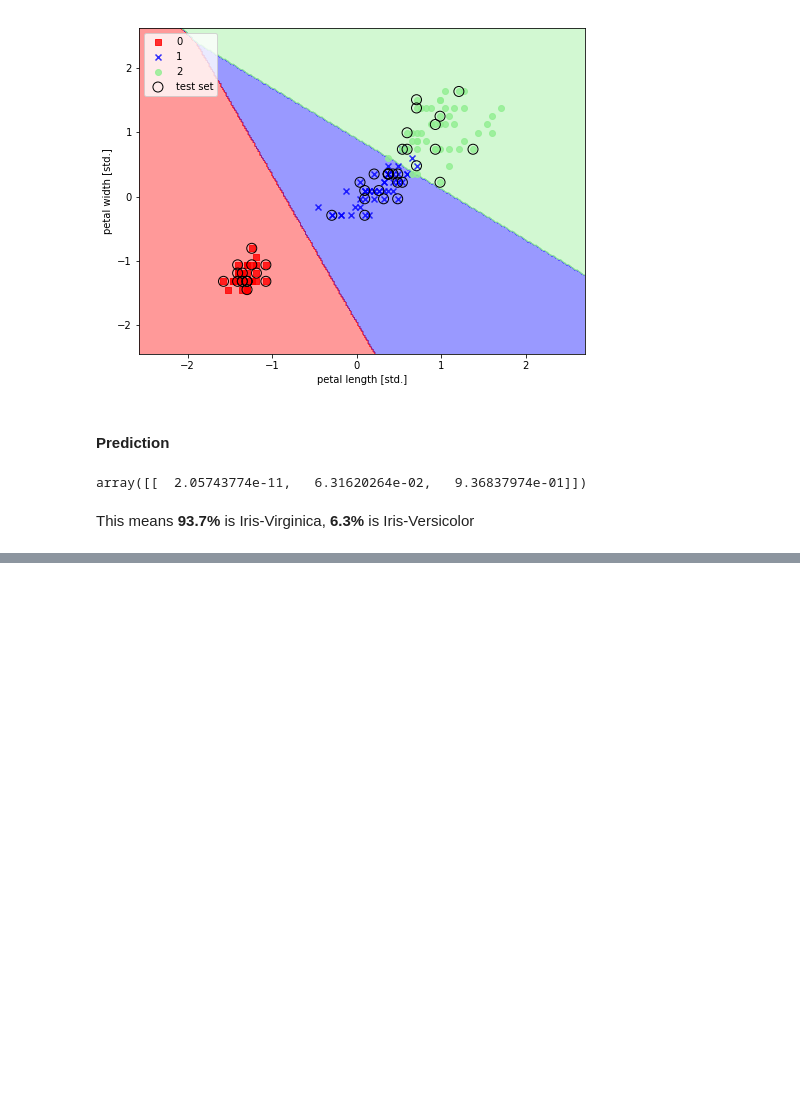
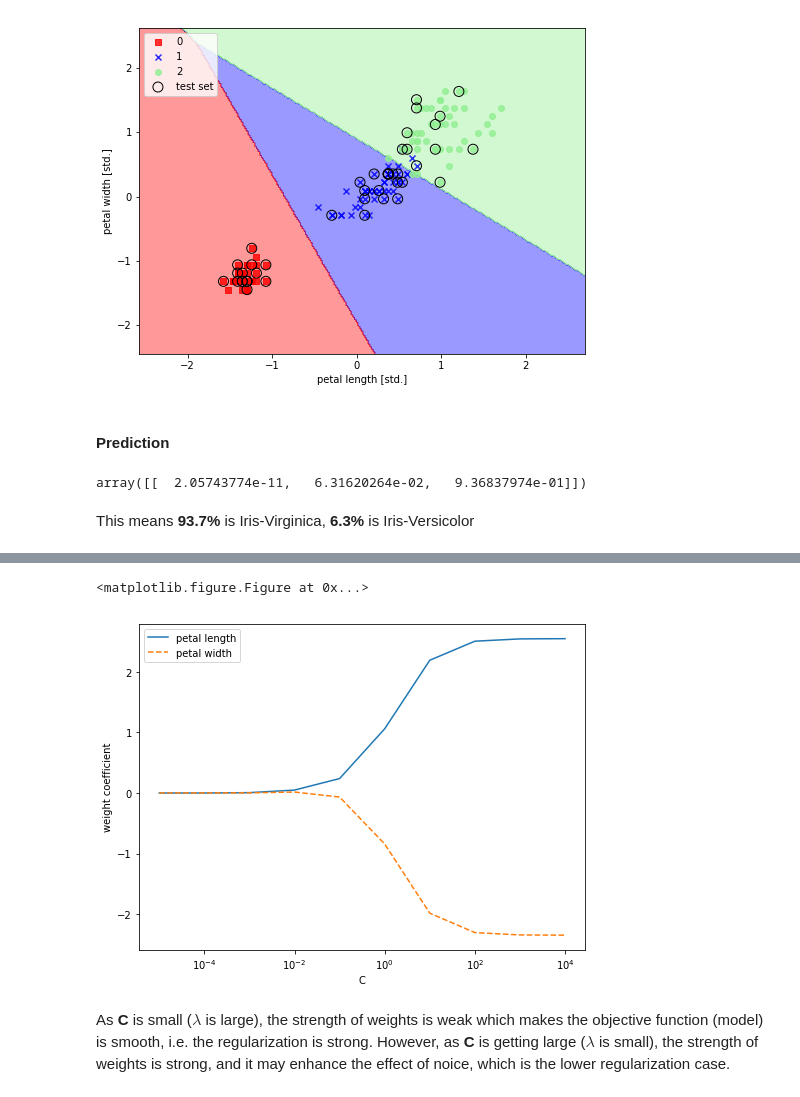
Before and after one commit to juifa-tsai/workbook_MachineLearning, a Jupyter notebook: Python_ML_SR/Chapter_03/example_02_LogisticRegresion.ipynb, the cells around one changed output, grey strips where cells are left out. Drawn from its saved outputs; the diff is of its cells as text; code cells hidden in the pictures; blank space fills up the shorter version.

```diff
--- a/Python_ML_SR/Chapter_03/example_02_LogisticRegresion.ipynb
+++ b/Python_ML_SR/Chapter_03/example_02_LogisticRegresion.ipynb
@@ -138,0 +167,22 @@ This means **93.7%** is Iris-Virginica, **6.3%** is Iris-Versicolor
+# %%
+weights, params = [], []
+for c in np.arange(-5, 5):
+    lr = LogisticRegression(C=10.**c, random_state=0)
+    lr.fit( X_train_std, y_train)
+    weights.append( lr.coef_[1] )
+    params.append(10.**c)
+weights = np.array(weights)
+# %%
+plt.figure(figsize=(8, 6))
+plt.plot(params, weights[:, 0], label='petal length')
+plt.plot(params, weights[:, 1], label='petal width', linestyle='--')
+plt.ylabel('weight coefficient')
+plt.xlabel('C')
+plt.legend(loc='upper left')
+plt.xscale('log')
+plt.show()
+# %% [output]
+<matplotlib.figure.Figure at 0x...>
+[figure, added]
+# %% [markdown]
+As **C** is small ($\lambda$ is large), the strength of weights is weak which makes the objective function (model) is smooth, i.e. the regularization is strong. However, as **C** is getting large ($\lambda$ is small), the strength of weights is strong, and it may enhance the effect of noice, which is the lower regularization case.
```
Also changed, not shown: parts of 3 cells of this notebook.
